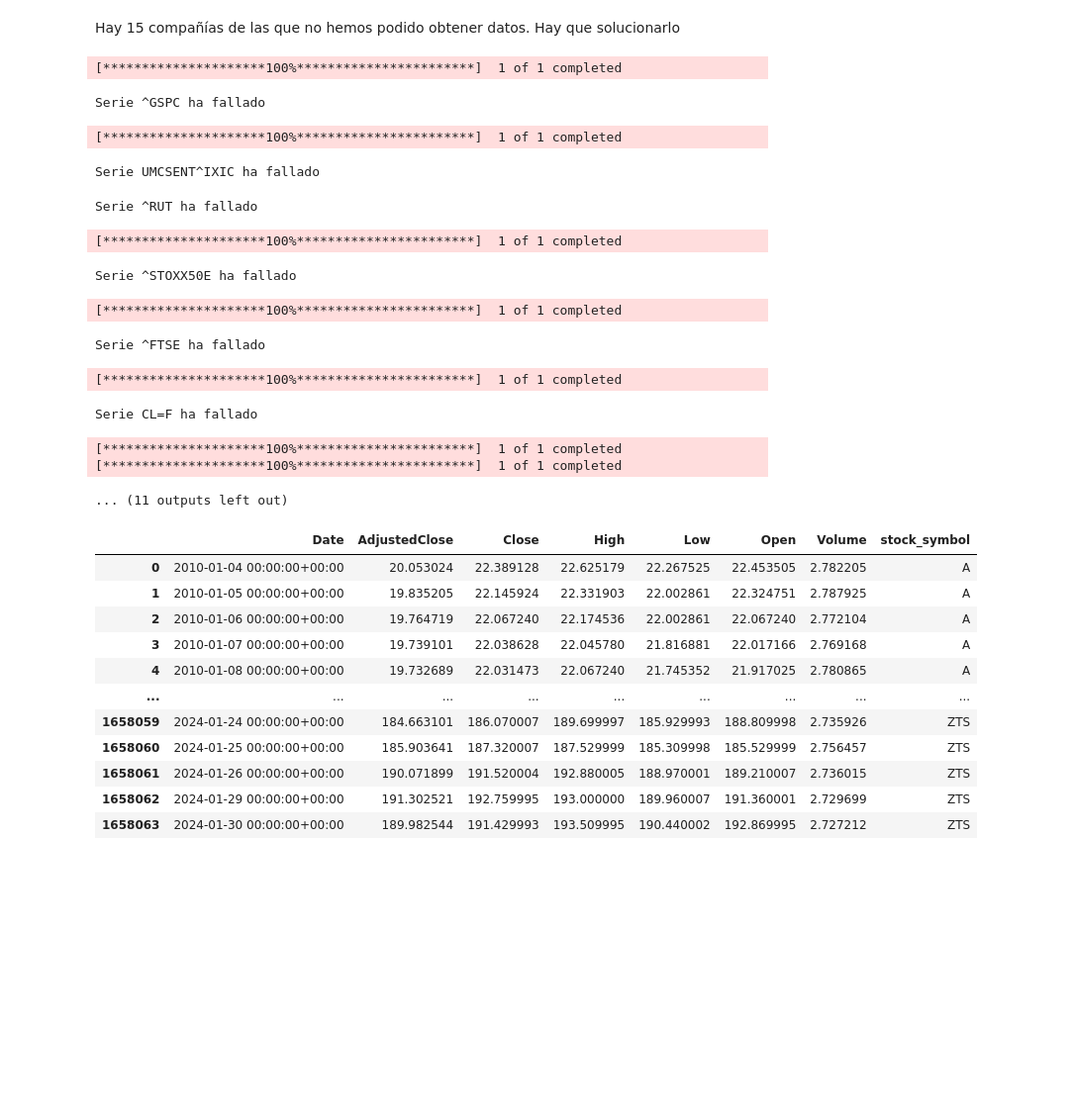
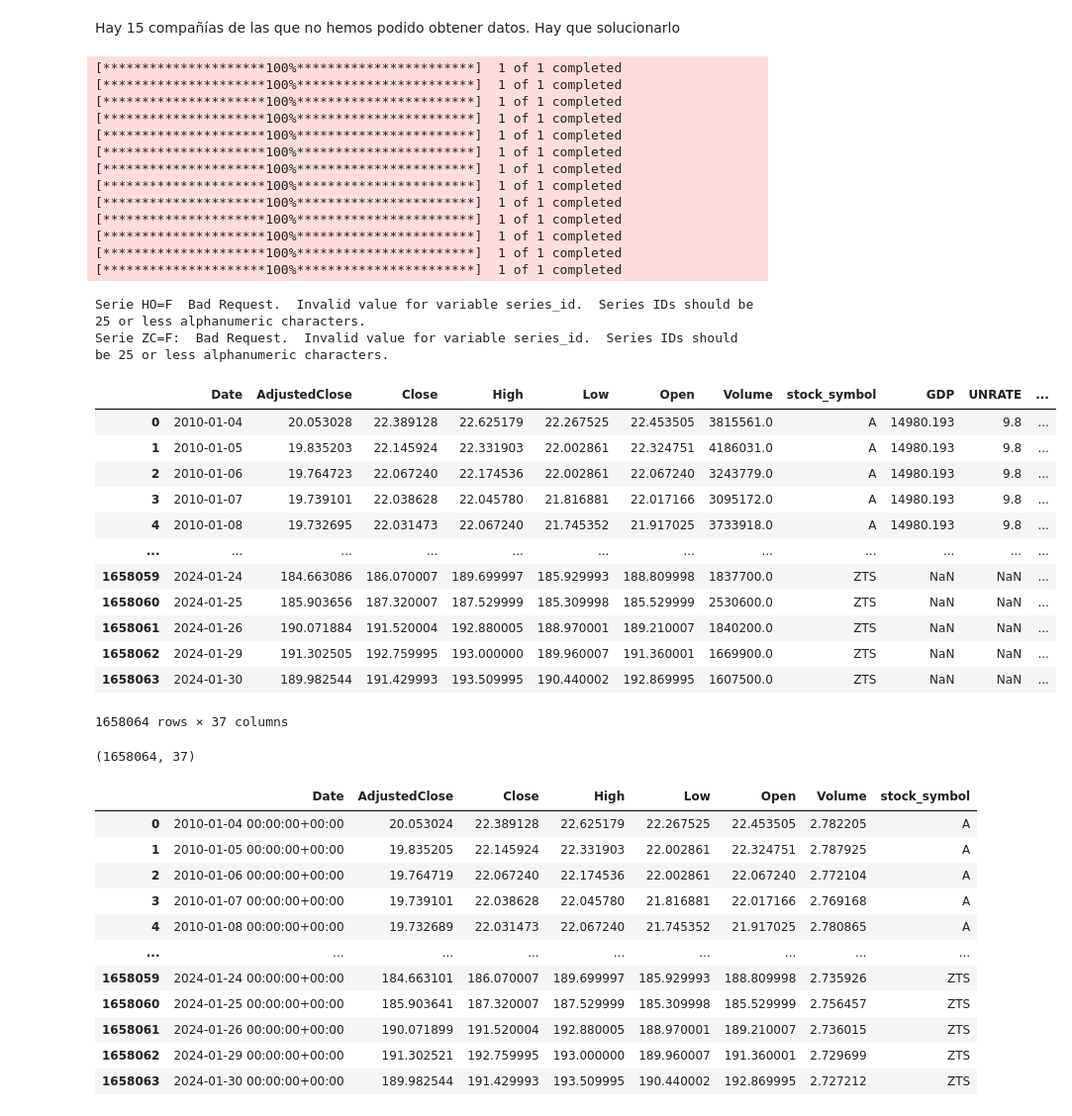
Before and after one commit to alfredofdlv/Proyect2_LABIACD, a Jupyter notebook: Notebook.ipynb, the cells around one changed output. Shown: that part at 99% size. Saved outputs shown, nothing was run; the diff lists cells and outputs as text; code cells hidden in the pictures; blank space fills up the shorter version.

```diff
--- a/Notebook.ipynb
+++ b/Notebook.ipynb
@@ -170,4 +168,7 @@ merged.to_csv(f"data/final.csv")
 # %%
+from importlib import reload
+import utils
+reload(utils)
 from utils import join_stock_data,join_macro
 import pandas as pd
 data  = join_stock_data()
@@ -183,70 +184,67 @@ series_ids = [
     'DGS10',     # Rendimiento del bono del Tesoro a 10 años
     'M1SL',      # Oferta monetaria M1
     'M2SL',      # Oferta monetaria M2
     '^GSPC',     # Índice S&P 500
     'INDPRO',    # Índice de Producción Industrial
     'RSAFS',     # Ventas minoristas y servicios alimentarios
     'EXCAUS',    # Tipo de cambio del dólar estadounidense al dólar canadiense
     'BOPGSTB',   # Balanza comercial de bienes y servicios
     'GFDEBTN',   # Deuda del Gobierno Federal de EE. UU.
     'FGEXPND',   # Gasto total del gobierno federal
     'PCEPI',     # Índice de Precios de Gastos de Consumo Personal
     'PPIACO',    # Índice de Precios al Productor
-    'UMCSENT'    # Índice de Confianza del Consumidor de la Universidad de Michigan,
+    # 'UMCSENT'    # Índice de Confianza del Consumidor de la Universidad de Michigan,
     '^IXIC',     # NASDAQ
     '^RUT',
     '^STOXX50E',
     '^FTSE',
     'CL=F',
     'SI=F',
     'GC=F',
     '^HSI',
     'NG=F',
     'ZC=F',
     'EURUSD=X',
-    '^VIX'
+    'BTC-USD','HO=F','ZC=F:'
     ]
 start = '2010-01-01'
-end = '2024-01-31'
-dataframes=[data]
+end = '2023-12-31'
 data_macro=join_macro(series_ids,start,end)
-print(data.columns)
-print(data_macro.columns)
-
-merged = pd.merge(data, data_macro, on='Date', how='outer')
-
+raw_data = pd.merge(data, data_macro, on='Date', how='outer')
 # Opcional: Ordenamos el resultado por stock_symbol y Date para claridad
-merged = merged.sort_values(by=['stock_symbol', 'Date']).reset_index(drop=True)
-
+raw_data = raw_data.sort_values(by=['stock_symbol', 'Date']).reset_index(drop=True)
+raw_data=raw_data[raw_data['stock_symbol'].notna()]
 # Mostrar el DataFrame resultante
-display(merged)
-# # Reorganizamos para replicar las filas de 'df2' por clase de 'df1'
-# # Llenamos NaN en las clases faltantes y replicamos por cada clase
-# clases_unicas = df1['stock_symbol'].unique()
-# df_resultado = (
-#     df_merge
-#     .merge(pd.DataFrame({'stock_symbol': clases_unicas}), how='cross')  # Añade cada clase a todas las fechas
-#     .sort_values(by=['stock_symbol', 'fecha'])  # Ordena por clase y fecha
-#     .reset_index(drop=True)  # Reinicia los índices
-# )
-
-
-# display(final_df)
+display(raw_data)
 # %% [output]
 [*********************100%***********************]  1 of 1 completed
+[*********************100%***********************]  1 of 1 completed
+[*********************100%***********************]  1 of 1 completed
+[*********************100%***********************]  1 of 1 completed
+[*********************100%***********************]  1 of 1 completed
+[*********************100%***********************]  1 of 1 completed
+[*********************100%***********************]  1 of 1 completed
+[*********************100%***********************]  1 of 1 completed
+[*********************100%***********************]  1 of 1 completed
+[*********************100%***********************]  1 of 1 completed
+[*********************100%***********************]  1 of 1 completed
+[*********************100%***********************]  1 of 1 completed
+[*********************100%***********************]  1 of 1 completed
-Serie ^GSPC ha fallado
+Serie HO=F  Bad Request.  Invalid value for variable series_id.  Series IDs should be 25 or less alphanumeric characters.
+Serie ZC=F:  Bad Request.  Invalid value for variable series_id.  Series IDs should be 25 or less alphanumeric characters.
+|  | Date | AdjustedClose | Close | High | Low | Open | Volume | stock_symbol | GDP | UNRATE | ... |
+| 0 | 2010-01-04 | 20.053028 | 22.389128 | 22.625179 | 22.267525 | 22.453505 | 3815561.0 | A | 14980.193 | 9.8 | ... |
+| 1 | 2010-01-05 | 19.835203 | 22.145924 | 22.331903 | 22.002861 | 22.324751 | 4186031.0 | A | 14980.193 | 9.8 | ... |
+| 2 | 2010-01-06 | 19.764723 | 22.067240 | 22.174536 | 22.002861 | 22.067240 | 3243779.0 | A | 14980.193 | 9.8 | ... |
+| 3 | 2010-01-07 | 19.739101 | 22.038628 | 22.045780 | 21.816881 | 22.017166 | 3095172.0 | A | 14980.193 | 9.8 | ... |
+| 4 | 2010-01-08 | 19.732695 | 22.031473 | 22.067240 | 21.745352 | 21.917025 | 3733918.0 | A | 14980.193 | 9.8 | ... |
+| ... | ... | ... | ... | ... | ... | ... | ... | ... | ... | ... | ... |
+| 1658059 | 2024-01-24 | 184.663086 | 186.070007 | 189.699997 | 185.929993 | 188.809998 | 1837700.0 | ZTS | NaN | NaN | ... |
+| 1658060 | 2024-01-25 | 185.903656 | 187.320007 | 187.529999 | 185.309998 | 185.529999 | 2530600.0 | ZTS | NaN | NaN | ... |
+| 1658061 | 2024-01-26 | 190.071884 | 191.520004 | 192.880005 | 188.970001 | 189.210007 | 1840200.0 | ZTS | NaN | NaN | ... |
+| 1658062 | 2024-01-29 | 191.302505 | 192.759995 | 193.000000 | 189.960007 | 191.360001 | 1669900.0 | ZTS | NaN | NaN | ... |
+| 1658063 | 2024-01-30 | 189.982544 | 191.429993 | 193.509995 | 190.440002 | 192.869995 | 1607500.0 | ZTS | NaN | NaN | ... |
-[*********************100%***********************]  1 of 1 completed
+1658064 rows × 37 columns
-Serie UMCSENT^IXIC ha fallado
-Serie ^RUT ha fallado
-[*********************100%***********************]  1 of 1 completed
-Serie ^STOXX50E ha fallado
-[*********************100%***********************]  1 of 1 completed
-Serie ^FTSE ha fallado
-[*********************100%***********************]  1 of 1 completed
-Serie CL=F ha fallado
-[*********************100%***********************]  1 of 1 completed
-[*********************100%***********************]  1 of 1 completed
-... (11 outputs left out)
 # %%
 # Hacemos un merge basado en la columna 'Date' usando un outer join
 
@@ -257,3 +252,9 @@ df = data
+# %%
+raw_data.shape
+print(raw_data.shape)
+df = raw_data
+# %% [output]
+(1658064, 37)
 # %%
 df
 # %% [output]
```
Also changed, not shown: parts of 14 cells of this notebook, 1 other file.
